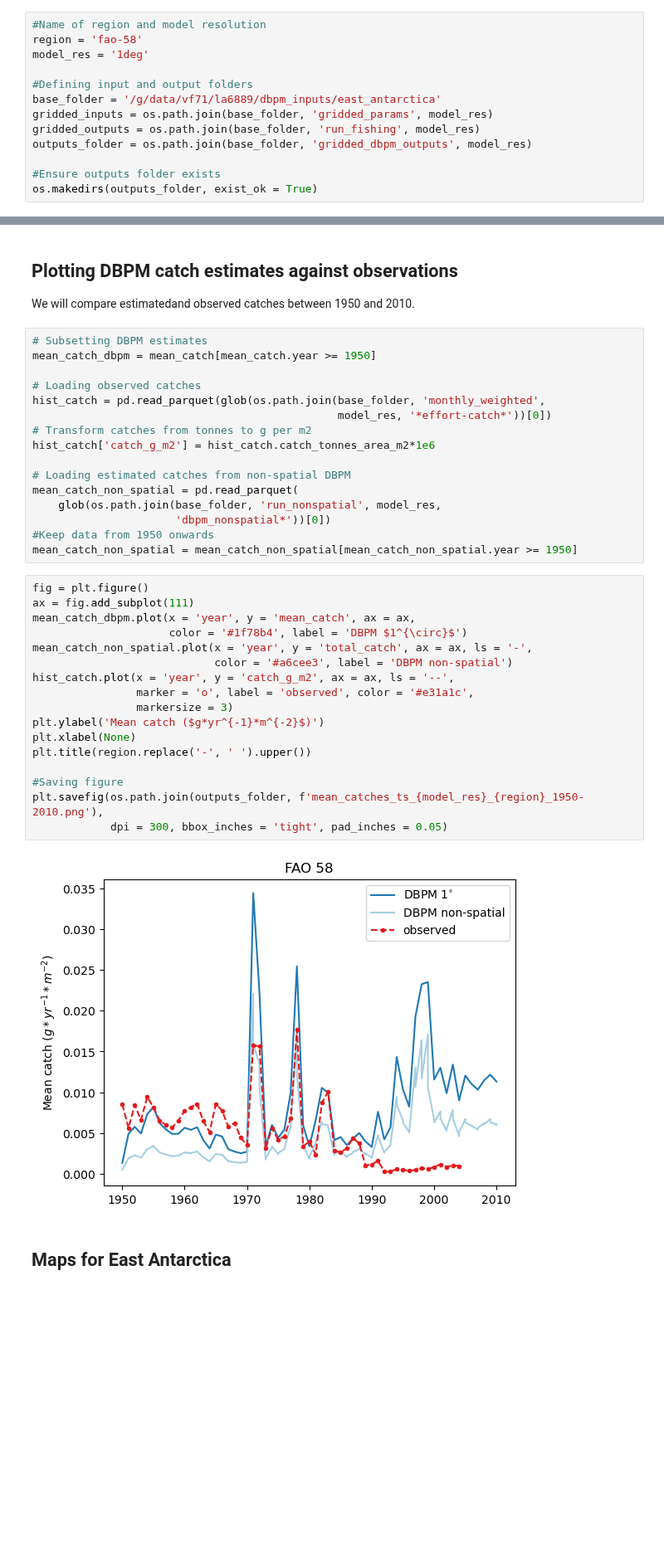
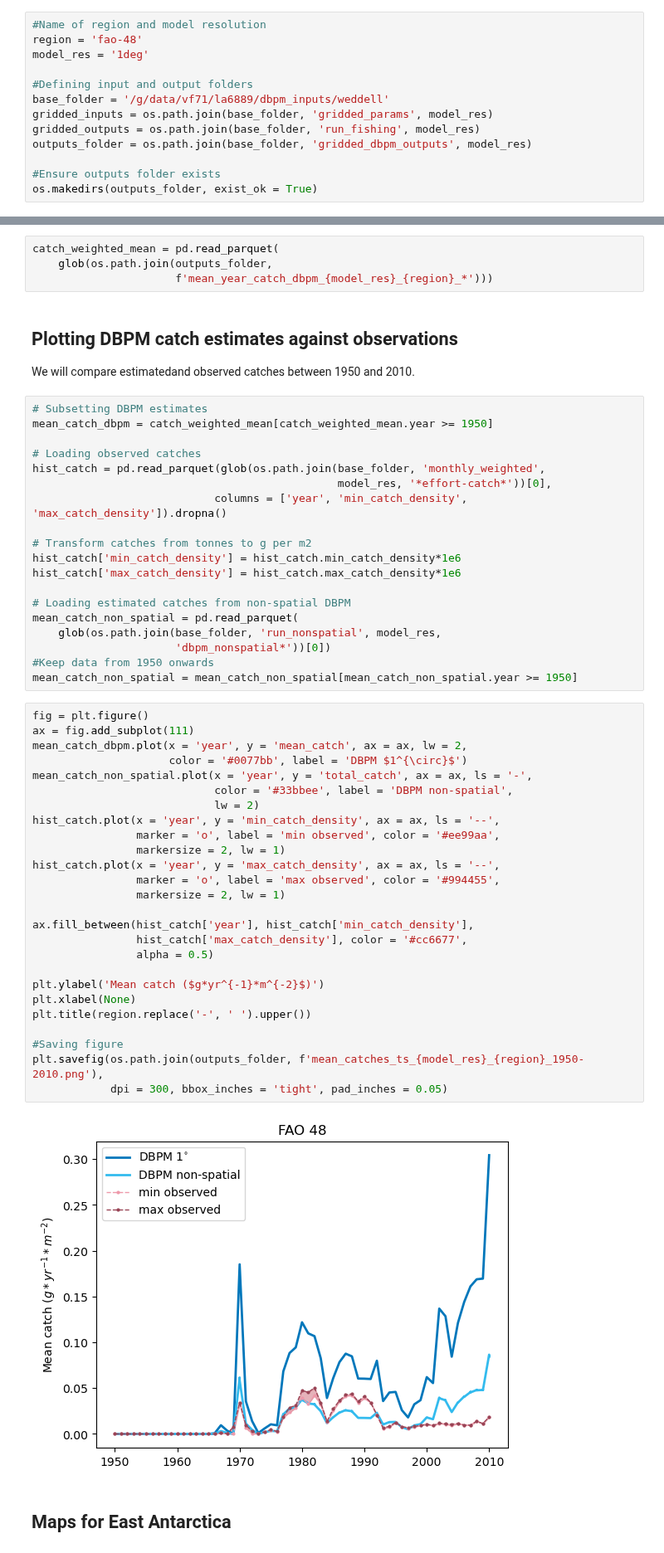
Before and after one commit to eco-ben/dependent_dbpm_grid, a Jupyter notebook: new_workflow/07_calculating_catches_DBPM.ipynb, the cells around one changed output, grey strips where cells are left out. Shown at 83% size. Saved outputs shown, nothing was run; the diff lists cells and outputs as text; blank space fills up the shorter version.

Commit message:
using weighted mean instead of arithmetic mean for catches

```diff
--- a/new_workflow/07_calculating_catches_DBPM.ipynb
+++ b/new_workflow/07_calculating_catches_DBPM.ipynb
@@ -28,11 +28,11 @@ client = Client(threads_per_worker = 1)
 ## Defining basic variables to run gridded DBPM
 # %%
 #Name of region and model resolution
-region = 'fao-58'
+region = 'fao-48'
 model_res = '1deg'
 
 #Defining input and output folders
-base_folder = '/g/data/vf71/la6889/dbpm_inputs/east_antarctica'
+base_folder = '/g/data/vf71/la6889/dbpm_inputs/weddell'
 gridded_inputs = os.path.join(base_folder, 'gridded_params', model_res)
 gridded_outputs = os.path.join(base_folder, 'run_fishing', model_res)
 outputs_folder = os.path.join(base_folder, 'gridded_dbpm_outputs', model_res)
@@ -302,15 +322,22 @@ mean_catch.to_parquet(os.path.join(outputs_folder, out_name))
+# %%
+catch_weighted_mean = pd.read_parquet(
+    glob(os.path.join(outputs_folder,
+                      f'mean_year_catch_dbpm_{model_res}_{region}_*')))
 # %% [markdown]
 ## Plotting DBPM catch estimates against observations
 We will compare estimatedand observed catches between 1950 and 2010.
 # %%
 # Subsetting DBPM estimates
-mean_catch_dbpm = mean_catch[mean_catch.year >= 1950]
+mean_catch_dbpm = catch_weighted_mean[catch_weighted_mean.year >= 1950]
 
 # Loading observed catches
 hist_catch = pd.read_parquet(glob(os.path.join(base_folder, 'monthly_weighted',
-                                               model_res, '*effort-catch*'))[0])
+                                               model_res, '*effort-catch*'))[0],
+                            columns = ['year', 'min_catch_density', 'max_catch_density']).dropna()
+
 # Transform catches from tonnes to g per m2
-hist_catch['catch_g_m2'] = hist_catch.catch_tonnes_area_m2*1e6
+hist_catch['min_catch_density'] = hist_catch.min_catch_density*1e6
+hist_catch['max_catch_density'] = hist_catch.max_catch_density*1e6
 
 # Loading estimated catches from non-spatial DBPM
 mean_catch_non_spatial = pd.read_parquet(
@@ -321,22 +348,31 @@ mean_catch_non_spatial = mean_catch_non_spatial[mean_catch_non_spatial.year >= 1
 # %%
 fig = plt.figure()
 ax = fig.add_subplot(111)
-mean_catch_dbpm.plot(x = 'year', y = 'mean_catch', ax = ax,
-                     color = '#1f78b4', label = 'DBPM $1^{\circ}$')
+mean_catch_dbpm.plot(x = 'year', y = 'mean_catch', ax = ax, lw = 2,
+                     color = '#0077bb', label = 'DBPM $1^{\circ}$')
 mean_catch_non_spatial.plot(x = 'year', y = 'total_catch', ax = ax, ls = '-',
-                            color = '#a6cee3', label = 'DBPM non-spatial')
-hist_catch.plot(x = 'year', y = 'catch_g_m2', ax = ax, ls = '--',
-                marker = 'o', label = 'observed', color = '#e31a1c',
-                markersize = 3)
+                            color = '#33bbee', label = 'DBPM non-spatial',
+                            lw = 2)
+hist_catch.plot(x = 'year', y = 'min_catch_density', ax = ax, ls = '--',
+                marker = 'o', label = 'min observed', color = '#ee99aa',
+                markersize = 2, lw = 1)
+hist_catch.plot(x = 'year', y = 'max_catch_density', ax = ax, ls = '--',
+                marker = 'o', label = 'max observed', color = '#994455',
+                markersize = 2, lw = 1)
+
+ax.fill_between(hist_catch['year'], hist_catch['min_catch_density'],
+                hist_catch['max_catch_density'], color = '#cc6677',
+                alpha = 0.5)
+
 plt.ylabel('Mean catch ($g*yr^{-1}*m^{-2}$)')
 plt.xlabel(None)
 plt.title(region.replace('-', ' ').upper())
 
 #Saving figure
 plt.savefig(os.path.join(outputs_folder, f'mean_catches_ts_{model_res}_{region}_1950-2010.png'),
             dpi = 300, bbox_inches = 'tight', pad_inches = 0.05)
 # %% [output]
-[figure, old version]
+[figure, new version]
 # %% [markdown]
 ## Maps for East Antarctica
 # %%
```
Also changed, not shown: parts of 12 cells of this notebook.
